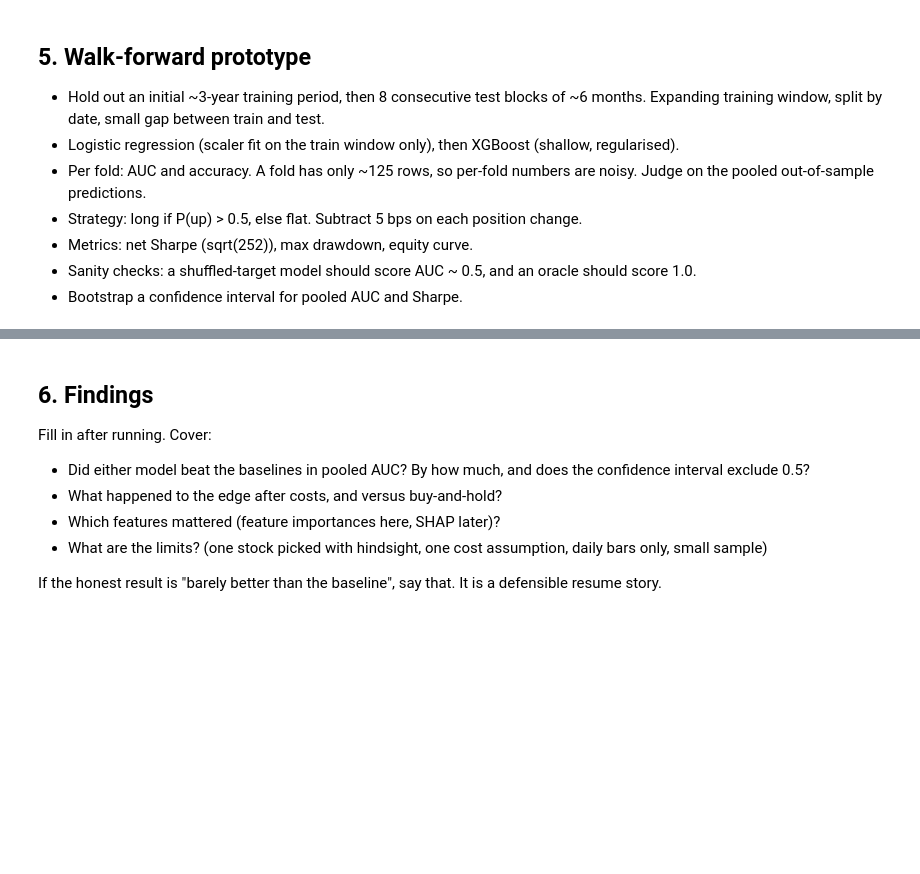
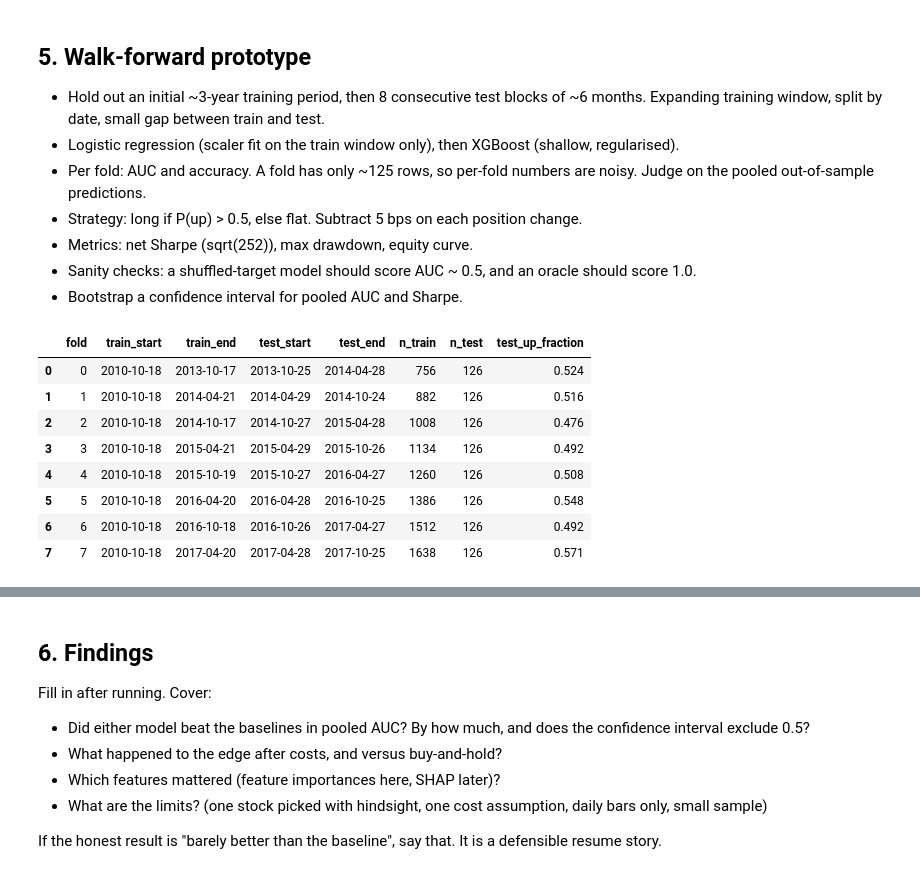
Before and after one commit to dhwanil1907/stock-market-price-prediction, a Jupyter notebook: notebooks/01_eda_baselines.ipynb, the cells around one changed output, grey strips where cells are left out. Drawn from its saved outputs; the diff is of its cells as text; code cells hidden in the pictures; blank space fills up the shorter version.

```diff
--- a/notebooks/01_eda_baselines.ipynb
+++ b/notebooks/01_eda_baselines.ipynb
@@ -163,5 +293,32 @@ high bar on raw return. Compare risk-adjusted numbers (Sharpe, drawdown) too.
 - Bootstrap a confidence interval for pooled AUC and Sharpe.
 # %%
 # Fold construction here
+# `folds` is built in the Baselines cell so the baselines use the same test blocks.
+fold_table = pd.DataFrame([{
+    'fold': f['fold'],
+    'train_start': data.index[0].date(),
+    'train_end': data.index[f['train_end'] - 1].date(),
+    'test_start': data.index[f['test_start']].date(),
+    'test_end': data.index[f['test_end'] - 1].date(),
+    'n_train': f['train_end'],
+    'n_test': f['test_end'] - f['test_start'],
+    'test_up_fraction': round(data['target'].iloc[f['test_start']:f['test_end']].mean(), 3),
+} for f in folds])
+
+for f in folds:
+    assert f['train_end'] + GAP == f['test_start'], 'train must end GAP rows before test starts'
+for prev, nxt in zip(folds, folds[1:]):
+    assert prev['test_end'] == nxt['test_start'], 'test blocks must be consecutive'
+fold_table
+# %% [output]
+|  | fold | train_start | train_end | test_start | test_end | n_train | n_test | test_up_fraction |
+| 0 | 0 | 2010-10-18 | 2013-10-17 | 2013-10-25 | 2014-04-28 | 756 | 126 | 0.524 |
+| 1 | 1 | 2010-10-18 | 2014-04-21 | 2014-04-29 | 2014-10-24 | 882 | 126 | 0.516 |
+| 2 | 2 | 2010-10-18 | 2014-10-17 | 2014-10-27 | 2015-04-28 | 1008 | 126 | 0.476 |
+| 3 | 3 | 2010-10-18 | 2015-04-21 | 2015-04-29 | 2015-10-26 | 1134 | 126 | 0.492 |
+| 4 | 4 | 2010-10-18 | 2015-10-19 | 2015-10-27 | 2016-04-27 | 1260 | 126 | 0.508 |
+| 5 | 5 | 2010-10-18 | 2016-04-20 | 2016-04-28 | 2016-10-25 | 1386 | 126 | 0.548 |
+| 6 | 6 | 2010-10-18 | 2016-10-18 | 2016-10-26 | 2017-04-27 | 1512 | 126 | 0.492 |
+| 7 | 7 | 2010-10-18 | 2017-04-20 | 2017-04-28 | 2017-10-25 | 1638 | 126 | 0.571 |
 # %%
 # Fit, predict, score here
```
Also changed, not shown: parts of 6 cells of this notebook.
